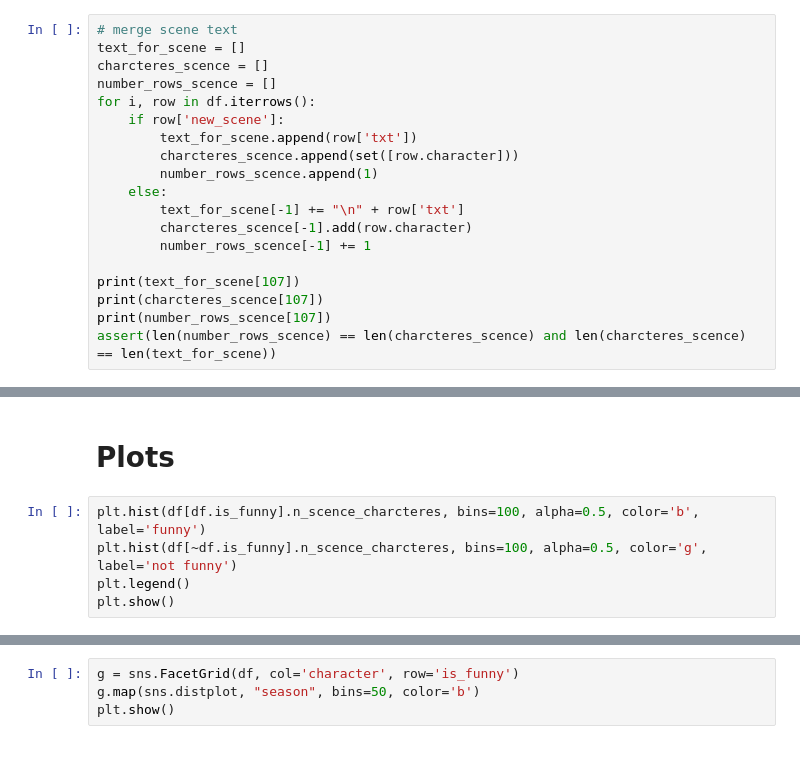
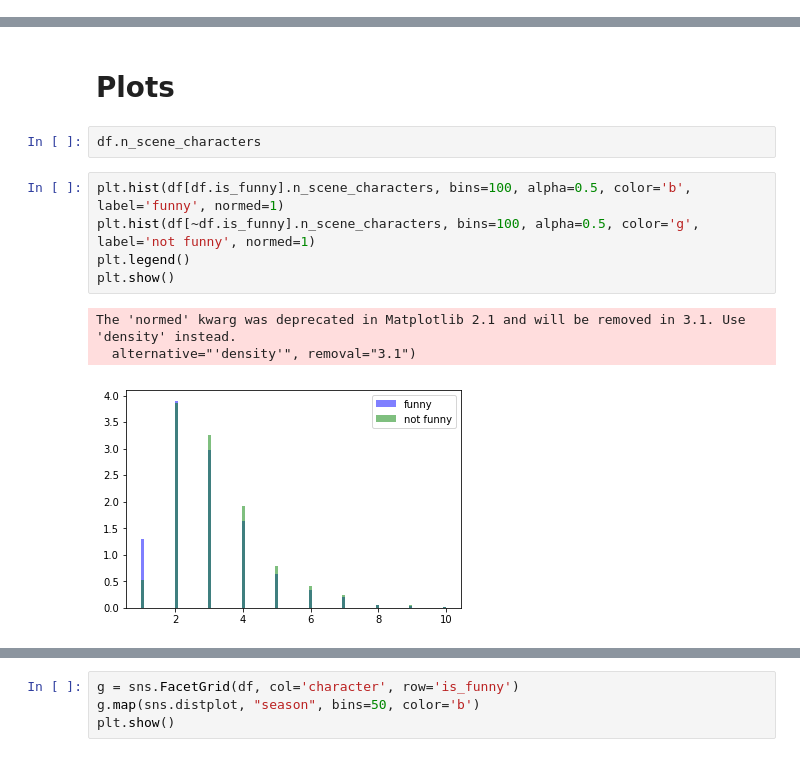
Before and after one commit to yuvaljacoby/seinfeld_laugh_prediction, a Jupyter notebook: Yuval'sPlayGround.ipynb, the cells around one changed output, grey strips where cells are left out. Drawn from its saved outputs; the diff is of its cells as text.

```diff
--- a/Yuval'sPlayGround.ipynb
+++ b/Yuval'sPlayGround.ipynb
@@ -94,22 +91,3 @@ print(auc)
 plot_confusion_matrix(y_test, [y_hat_lr[:,1], y_hat_svm[:,1]], ['lr', 'svm'])
 # %% [markdown]
 # Scene
-# %%
-# merge scene text
-text_for_scene = []
-charcteres_scence = []
-number_rows_scence = []
-for i, row in df.iterrows():
-    if row['new_scene']:
-        text_for_scene.append(row['txt'])
-        charcteres_scence.append(set([row.character]))
-        number_rows_scence.append(1)
-    else:
-        text_for_scene[-1] += "\n" + row['txt']
-        charcteres_scence[-1].add(row.character)
-        number_rows_scence[-1] += 1
-
-print(text_for_scene[107])
-print(charcteres_scence[107])
-print(number_rows_scence[107])
-assert(len(number_rows_scence) == len(charcteres_scence) and len(charcteres_scence) == len(text_for_scene))
@@ -131,11 +259,17 @@ seinfeld = corpus.load(fold_laughs=True)
 a = seinfeld.screenplays[0]
 # %% [markdown]
 # Plots
+# %%
+df.n_scene_characters
 # %%
-plt.hist(df[df.is_funny].n_scence_charcteres, bins=100, alpha=0.5, color='b', label='funny')
-plt.hist(df[~df.is_funny].n_scence_charcteres, bins=100, alpha=0.5, color='g', label='not funny')
+plt.hist(df[df.is_funny].n_scene_characters, bins=100, alpha=0.5, color='b', label='funny', normed=1)
+plt.hist(df[~df.is_funny].n_scene_characters, bins=100, alpha=0.5, color='g', label='not funny', normed=1)
 plt.legend()
 plt.show()
+# %% [output]
+The 'normed' kwarg was deprecated in Matplotlib 2.1 and will be removed in 3.1. Use 'density' instead.
+  alternative="'density'", removal="3.1")
+[figure, added]
 # %%
 plt.hist(df[df.is_funny].length, bins=100, alpha=0.5, color='b', label='funny')
 plt.hist(df[~df.is_funny].length, bins=100, alpha=0.5, color='g', label='not funny')
```
Also changed, not shown: parts of 18 cells of this notebook.
